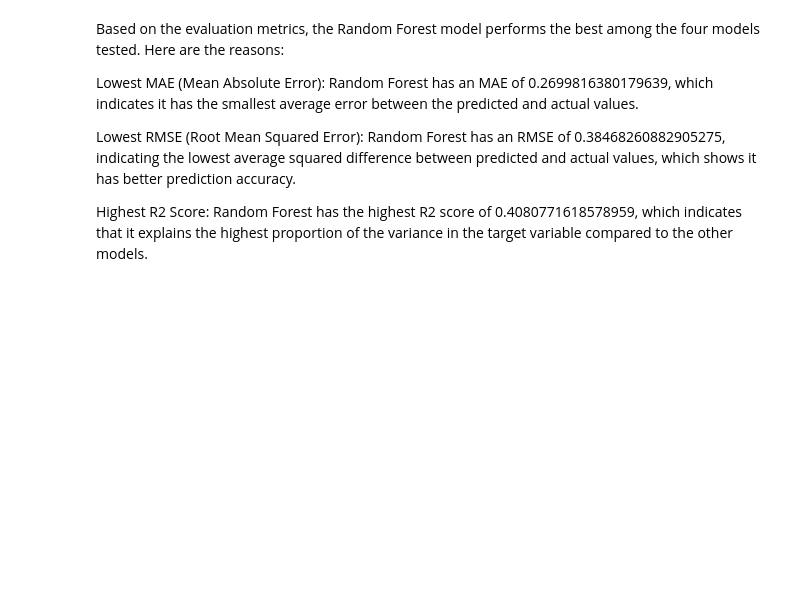
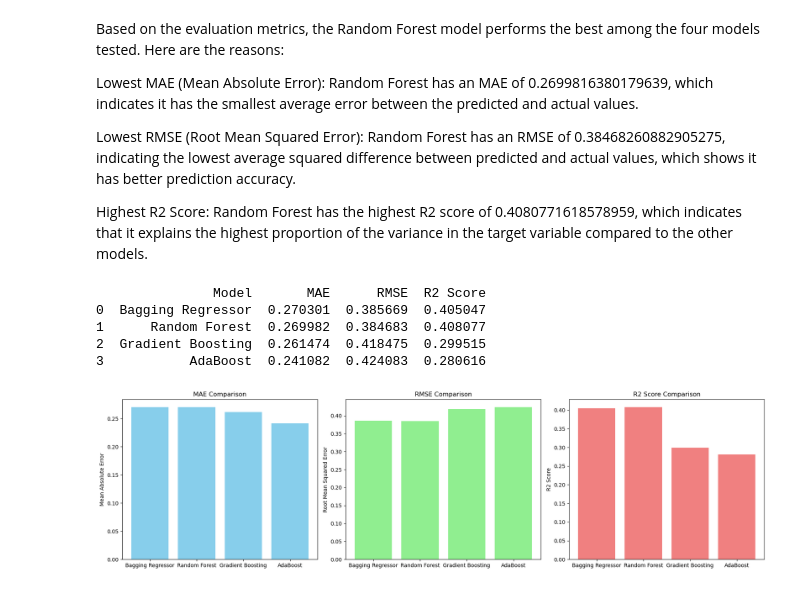
Before and after one commit to data-bootcamp-v4/lab-ml-regression, a Jupyter notebook: lab-ensemble.ipynb, the cells around one changed output. Saved outputs shown, nothing was run; the diff lists cells and outputs as text; code cells hidden in the pictures; blank space fills up the shorter version.

```diff
--- a/lab-ensemble.ipynb
+++ b/lab-ensemble.ipynb
@@ -368,3 +368,48 @@ Lowest MAE (Mean Absolute Error): Random Forest has an MAE of 0.2699816380179639
 Lowest RMSE (Root Mean Squared Error): Random Forest has an RMSE of 0.38468260882905275, indicating the lowest average squared difference between predicted and actual values, which shows it has better prediction accuracy.
 
 Highest R2 Score: Random Forest has the highest R2 score of 0.4080771618578959, which indicates that it explains the highest proportion of the variance in the target variable compared to the other models.
+# %%
+import pandas as pd
+import matplotlib.pyplot as plt
+
+# Create a summary dataframe for the results
+results = {
+    'Model': ['Bagging Regressor', 'Random Forest', 'Gradient Boosting', 'AdaBoost'],
+    'MAE': [0.27030071840476266, 0.2699816380179639, 0.26147361528924273, 0.24108155621408253],
+    'RMSE': [0.385668945822121, 0.38468260882905275, 0.4184750084707597, 0.4240825307378778],
+    'R2 Score': [0.4050472710244082, 0.4080771618578959, 0.2995146691415904, 0.28061602849182765]
+}
+
+results_df = pd.DataFrame(results)
+
+# Display the summary table
+print(results_df)
+
+# Plotting the results
+fig, ax = plt.subplots(1, 3, figsize=(18, 5))
+
+# Plot MAE
+ax[0].bar(results_df['Model'], results_df['MAE'], color='skyblue')
+ax[0].set_title('MAE Comparison')
+ax[0].set_ylabel('Mean Absolute Error')
+
+# Plot RMSE
+ax[1].bar(results_df['Model'], results_df['RMSE'], color='lightgreen')
+ax[1].set_title('RMSE Comparison')
+ax[1].set_ylabel('Root Mean Squared Error')
+
+# Plot R2 Score
+ax[2].bar(results_df['Model'], results_df['R2 Score'], color='lightcoral')
+ax[2].set_title('R2 Score Comparison')
+ax[2].set_ylabel('R2 Score')
+
+# Display the plots
+plt.tight_layout()
+plt.show()
+# %% [output]
+               Model       MAE      RMSE  R2 Score
+0  Bagging Regressor  0.270301  0.385669  0.405047
+1      Random Forest  0.269982  0.384683  0.408077
+2  Gradient Boosting  0.261474  0.418475  0.299515
+3           AdaBoost  0.241082  0.424083  0.280616
+[figure, added]
```
